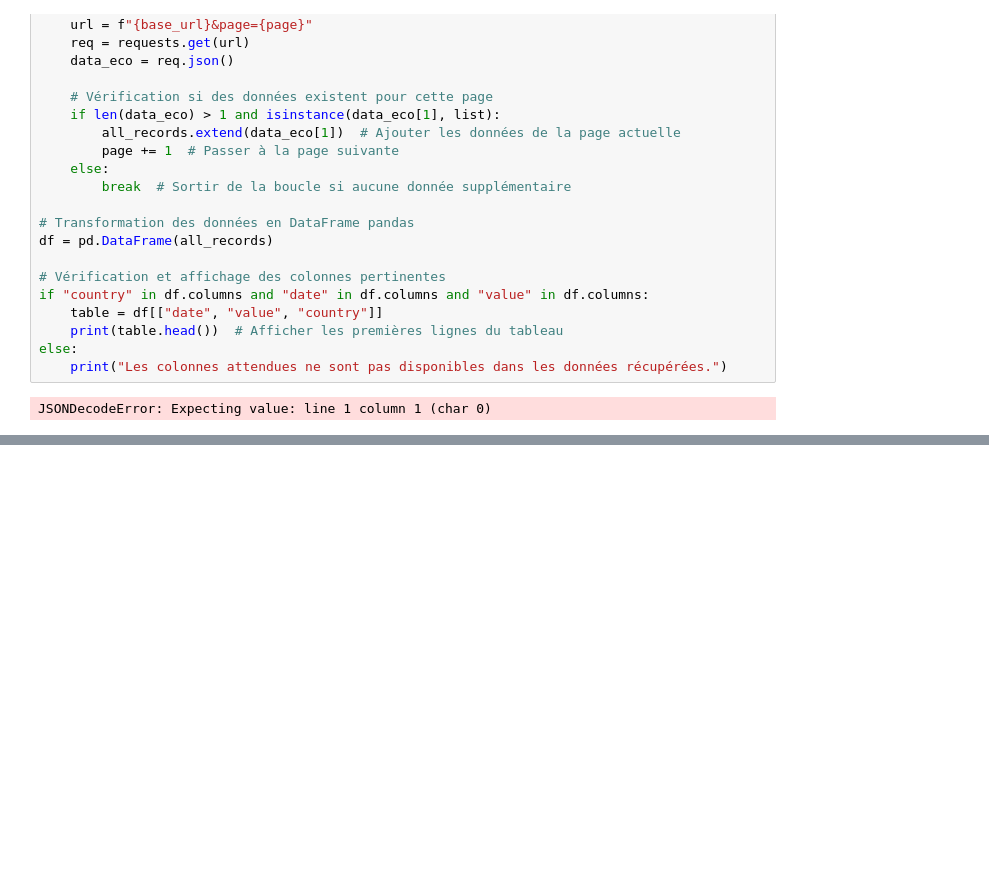
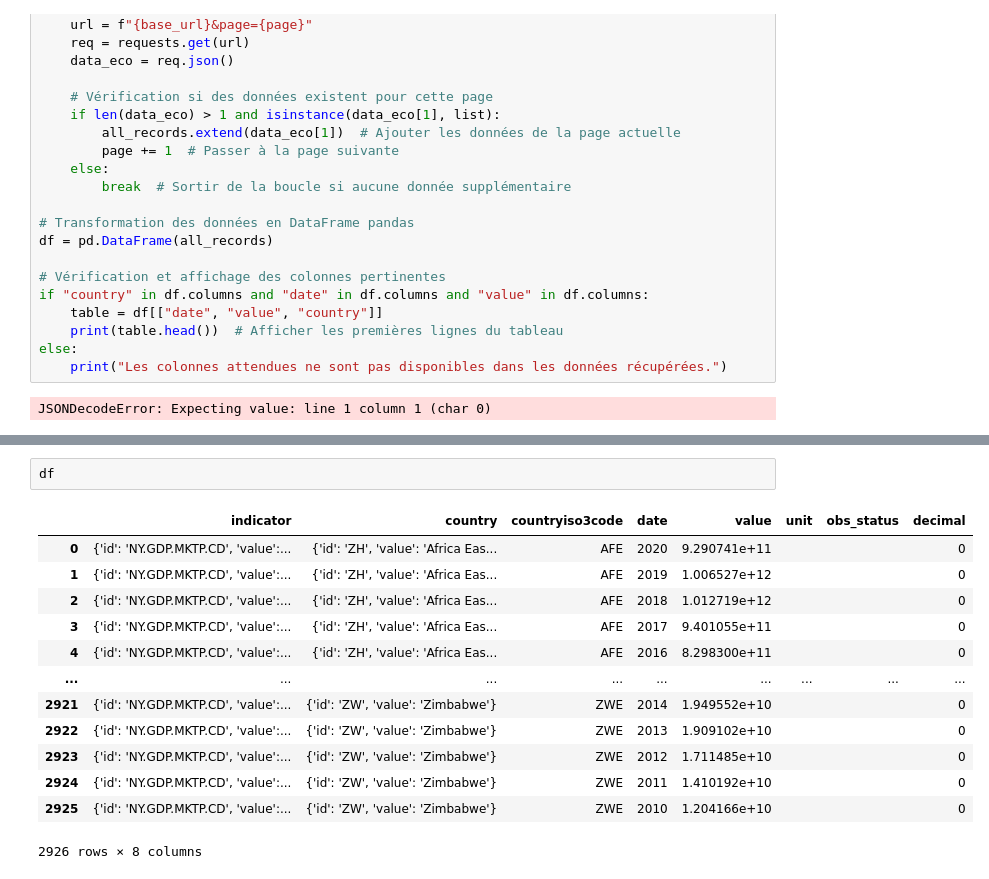
Before and after one commit to marine-huchet/Deforestation, a Jupyter notebook: Données API/API.ipynb, the cells around one changed output, grey strips where cells are left out. Cells and saved outputs as stored; diff of their text form; blank space fills up the shorter version.

```diff
--- a/Données API/API.ipynb
+++ b/Données API/API.ipynb
@@ -409,0 +462,16 @@ JSONDecodeError: Expecting value: line 1 column 1 (char 0)
+# %%
+df
+# %% [output]
+|  | indicator | country | countryiso3code | date | value | unit | obs_status | decimal |
+| 0 | {'id': 'NY.GDP.MKTP.CD', 'value':... | {'id': 'ZH', 'value': 'Africa Eas... | AFE | 2020 | 9.290741e+11 |  |  | 0 |
+| 1 | {'id': 'NY.GDP.MKTP.CD', 'value':... | {'id': 'ZH', 'value': 'Africa Eas... | AFE | 2019 | 1.006527e+12 |  |  | 0 |
+| 2 | {'id': 'NY.GDP.MKTP.CD', 'value':... | {'id': 'ZH', 'value': 'Africa Eas... | AFE | 2018 | 1.012719e+12 |  |  | 0 |
+| 3 | {'id': 'NY.GDP.MKTP.CD', 'value':... | {'id': 'ZH', 'value': 'Africa Eas... | AFE | 2017 | 9.401055e+11 |  |  | 0 |
+| 4 | {'id': 'NY.GDP.MKTP.CD', 'value':... | {'id': 'ZH', 'value': 'Africa Eas... | AFE | 2016 | 8.298300e+11 |  |  | 0 |
+| ... | ... | ... | ... | ... | ... | ... | ... | ... |
+| 2921 | {'id': 'NY.GDP.MKTP.CD', 'value':... | {'id': 'ZW', 'value': 'Zimbabwe'} | ZWE | 2014 | 1.949552e+10 |  |  | 0 |
+| 2922 | {'id': 'NY.GDP.MKTP.CD', 'value':... | {'id': 'ZW', 'value': 'Zimbabwe'} | ZWE | 2013 | 1.909102e+10 |  |  | 0 |
+| 2923 | {'id': 'NY.GDP.MKTP.CD', 'value':... | {'id': 'ZW', 'value': 'Zimbabwe'} | ZWE | 2012 | 1.711485e+10 |  |  | 0 |
+| 2924 | {'id': 'NY.GDP.MKTP.CD', 'value':... | {'id': 'ZW', 'value': 'Zimbabwe'} | ZWE | 2011 | 1.410192e+10 |  |  | 0 |
+| 2925 | {'id': 'NY.GDP.MKTP.CD', 'value':... | {'id': 'ZW', 'value': 'Zimbabwe'} | ZWE | 2010 | 1.204166e+10 |  |  | 0 |
+2926 rows × 8 columns
```
Also changed, not shown: parts of 1 cell of this notebook.
